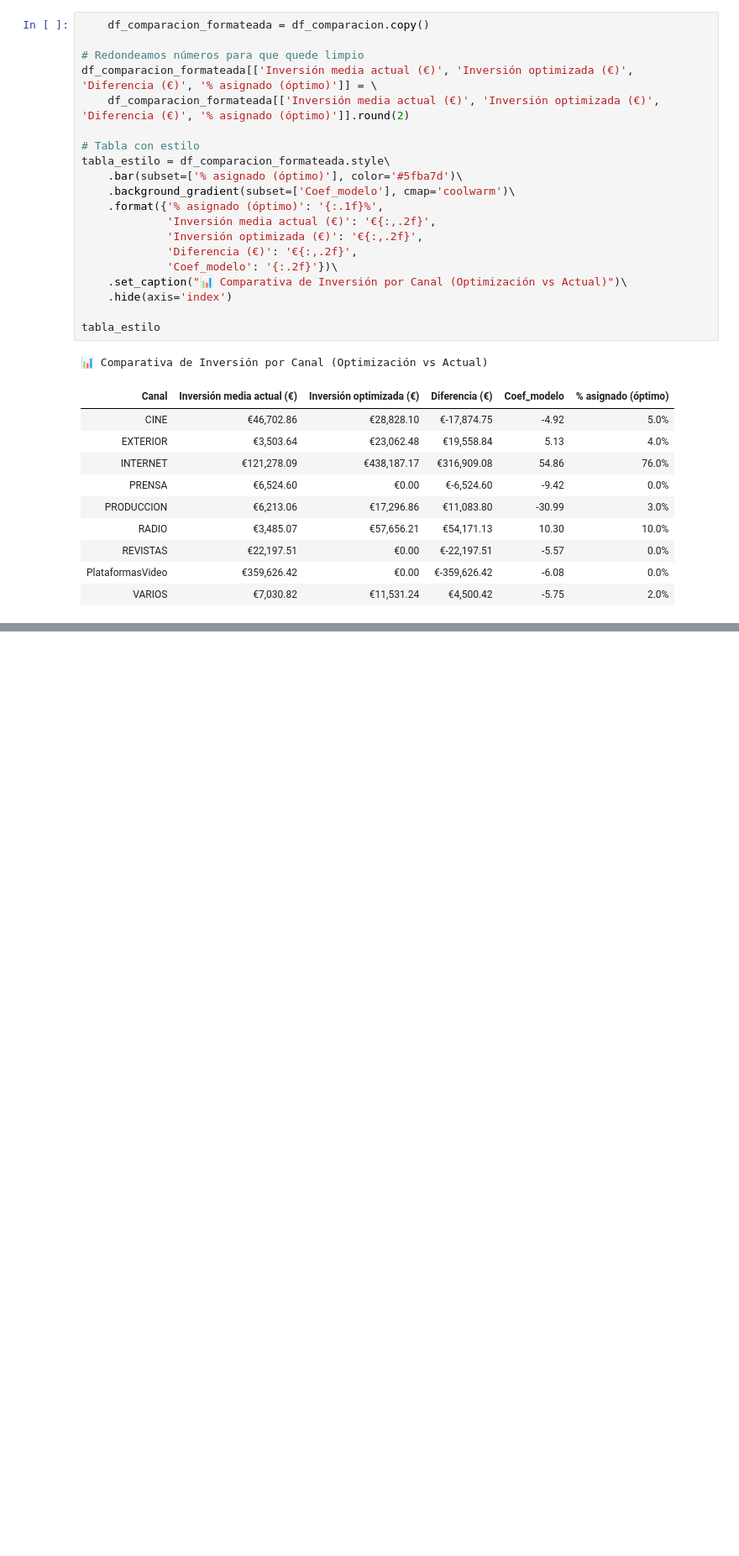
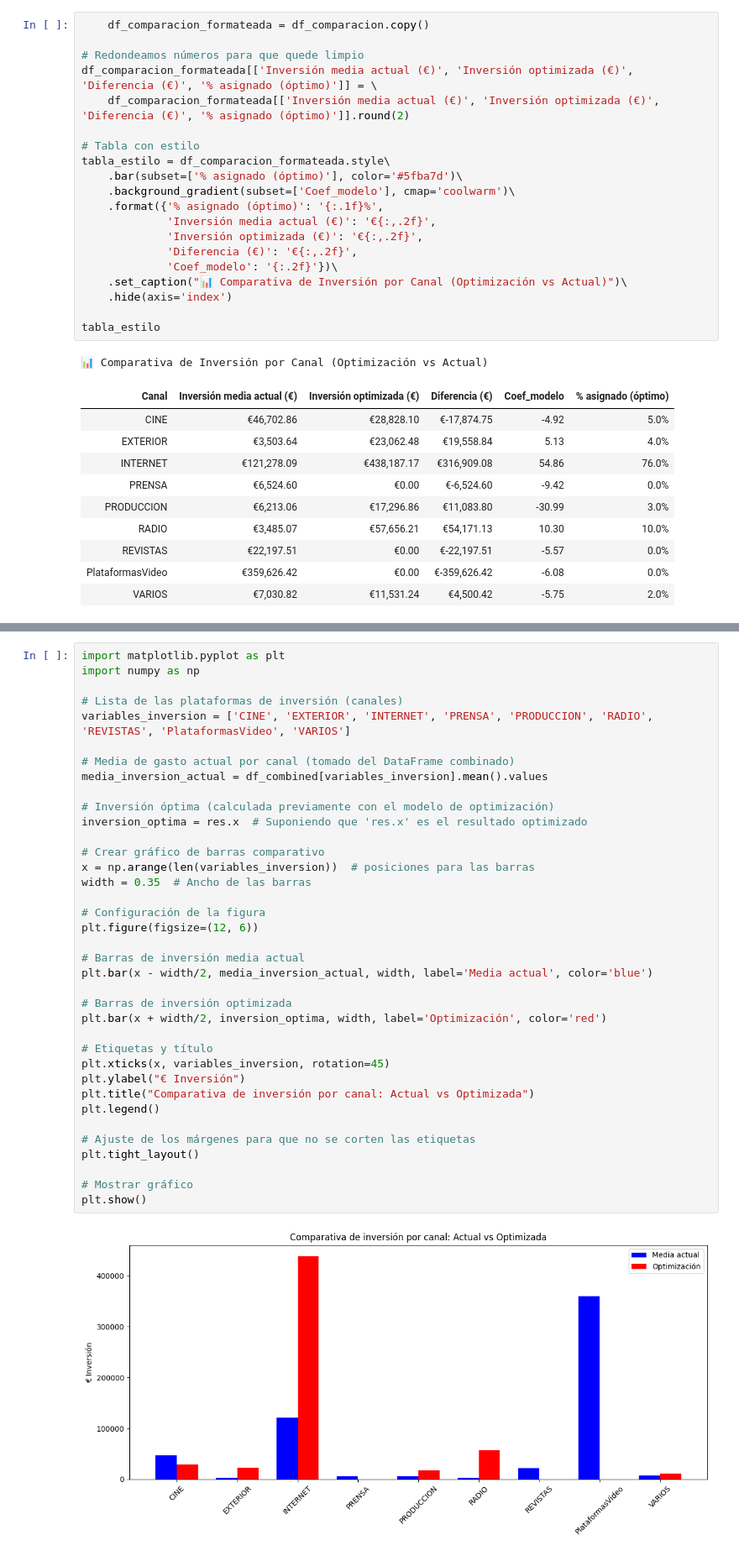
Before and after one commit to seerraa16/Caso02.-Modelo-de-Atribuci-n, a Jupyter notebook: Modelo_Atribucion.ipynb, the cells around one changed output, grey strips where cells are left out. Shown at 84% size. Cells and saved outputs as stored; diff of their text form; blank space fills up the shorter version.

```diff
--- a/Modelo_Atribucion.ipynb
+++ b/Modelo_Atribucion.ipynb
@@ -541,0 +768,39 @@ tabla_estilo
+# %%
+import matplotlib.pyplot as plt
+import numpy as np
+
+# Lista de las plataformas de inversión (canales)
+variables_inversion = ['CINE', 'EXTERIOR', 'INTERNET', 'PRENSA', 'PRODUCCION', 'RADIO', 'REVISTAS', 'PlataformasVideo', 'VARIOS']
+
+# Media de gasto actual por canal (tomado del DataFrame combinado)
+media_inversion_actual = df_combined[variables_inversion].mean().values
+
+# Inversión óptima (calculada previamente con el modelo de optimización)
+inversion_optima = res.x  # Suponiendo que 'res.x' es el resultado optimizado
+
+# Crear gráfico de barras comparativo
+x = np.arange(len(variables_inversion))  # posiciones para las barras
+width = 0.35  # Ancho de las barras
+
+# Configuración de la figura
+plt.figure(figsize=(12, 6))
+
+# Barras de inversión media actual
+plt.bar(x - width/2, media_inversion_actual, width, label='Media actual', color='blue')
+
+# Barras de inversión optimizada
+plt.bar(x + width/2, inversion_optima, width, label='Optimización', color='red')
+
+# Etiquetas y título
+plt.xticks(x, variables_inversion, rotation=45)
+plt.ylabel("€ Inversión")
+plt.title("Comparativa de inversión por canal: Actual vs Optimizada")
+plt.legend()
+
+# Ajuste de los márgenes para que no se corten las etiquetas
+plt.tight_layout()
+
+# Mostrar gráfico
+plt.show()
+# %% [output]
+[figure, added]
```
Also changed, not shown: parts of 14 cells of this notebook.
